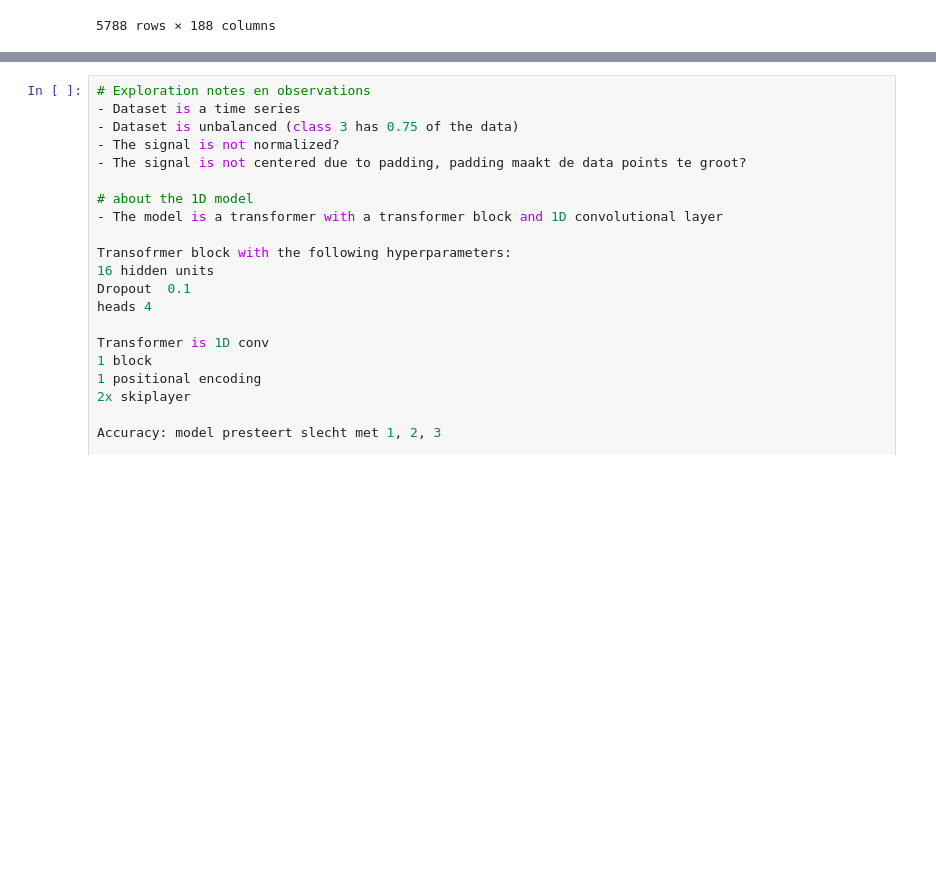
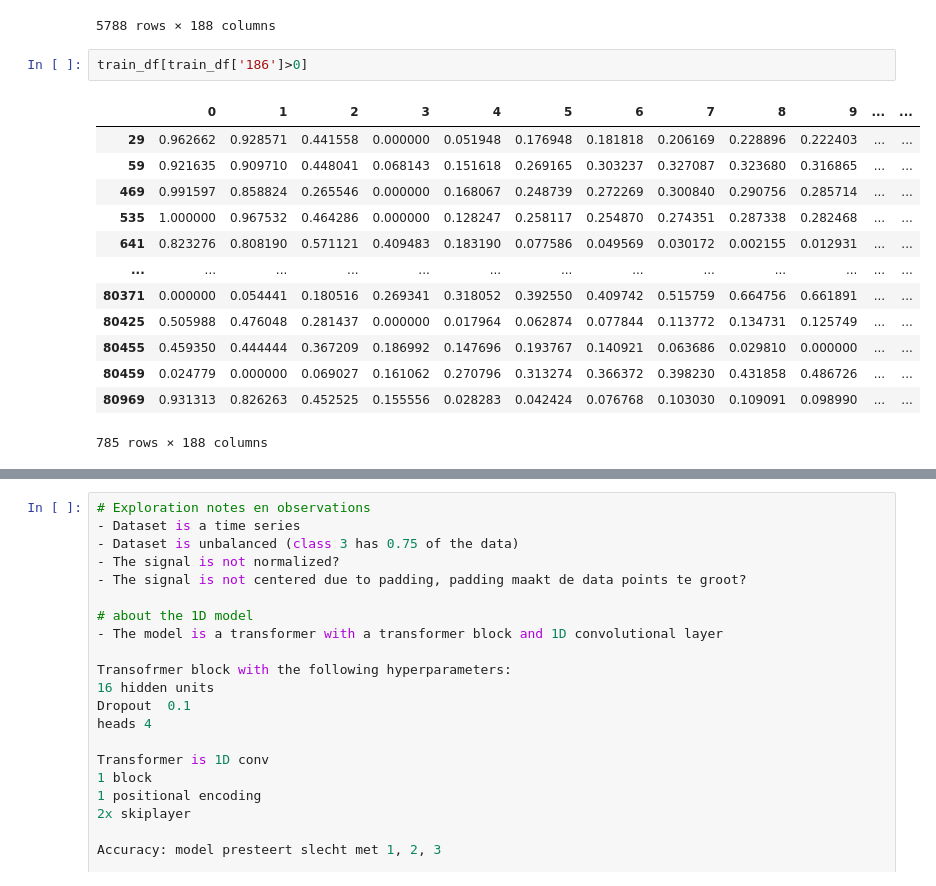
Before and after one commit to FP-byte/MADS_MachineLearning_Project, a Jupyter notebook: notebooks/my_explore_hart_big.ipynb, the cells around one changed output, grey strips where cells are left out. Cells and saved outputs as stored; diff of their text form; blank space fills up the shorter version.

```diff
--- a/notebooks/my_explore_hart_big.ipynb
+++ b/notebooks/my_explore_hart_big.ipynb
@@ -127,5 +138,21 @@ train_df[train_df['target']==2]
 | 80480 | 0.996124 | 0.997416 | 0.830749 | 0.534884 | 0.450904 | 0.408269 | 0.369509 | 0.355297 | 0.342377 | 0.337209 | ... | ... |
 | 80481 | 0.017857 | 0.000000 | 0.040816 | 0.121173 | 0.210459 | 0.271684 | 0.352041 | 0.423469 | 0.463010 | 0.549745 | ... | ... |
 5788 rows × 188 columns
+# %%
+train_df[train_df['186']>0]
+# %% [output]
+|  | 0 | 1 | 2 | 3 | 4 | 5 | 6 | 7 | 8 | 9 | ... | ... |
+| 29 | 0.962662 | 0.928571 | 0.441558 | 0.000000 | 0.051948 | 0.176948 | 0.181818 | 0.206169 | 0.228896 | 0.222403 | ... | ... |
+| 59 | 0.921635 | 0.909710 | 0.448041 | 0.068143 | 0.151618 | 0.269165 | 0.303237 | 0.327087 | 0.323680 | 0.316865 | ... | ... |
+| 469 | 0.991597 | 0.858824 | 0.265546 | 0.000000 | 0.168067 | 0.248739 | 0.272269 | 0.300840 | 0.290756 | 0.285714 | ... | ... |
+| 535 | 1.000000 | 0.967532 | 0.464286 | 0.000000 | 0.128247 | 0.258117 | 0.254870 | 0.274351 | 0.287338 | 0.282468 | ... | ... |
+| 641 | 0.823276 | 0.808190 | 0.571121 | 0.409483 | 0.183190 | 0.077586 | 0.049569 | 0.030172 | 0.002155 | 0.012931 | ... | ... |
+| ... | ... | ... | ... | ... | ... | ... | ... | ... | ... | ... | ... | ... |
+| 80371 | 0.000000 | 0.054441 | 0.180516 | 0.269341 | 0.318052 | 0.392550 | 0.409742 | 0.515759 | 0.664756 | 0.661891 | ... | ... |
+| 80425 | 0.505988 | 0.476048 | 0.281437 | 0.000000 | 0.017964 | 0.062874 | 0.077844 | 0.113772 | 0.134731 | 0.125749 | ... | ... |
+| 80455 | 0.459350 | 0.444444 | 0.367209 | 0.186992 | 0.147696 | 0.193767 | 0.140921 | 0.063686 | 0.029810 | 0.000000 | ... | ... |
+| 80459 | 0.024779 | 0.000000 | 0.069027 | 0.161062 | 0.270796 | 0.313274 | 0.366372 | 0.398230 | 0.431858 | 0.486726 | ... | ... |
+| 80969 | 0.931313 | 0.826263 | 0.452525 | 0.155556 | 0.028283 | 0.042424 | 0.076768 | 0.103030 | 0.109091 | 0.098990 | ... | ... |
+785 rows × 188 columns
 # %%
 
```
Also changed, not shown: parts of 9 cells of this notebook, 5 other files.
